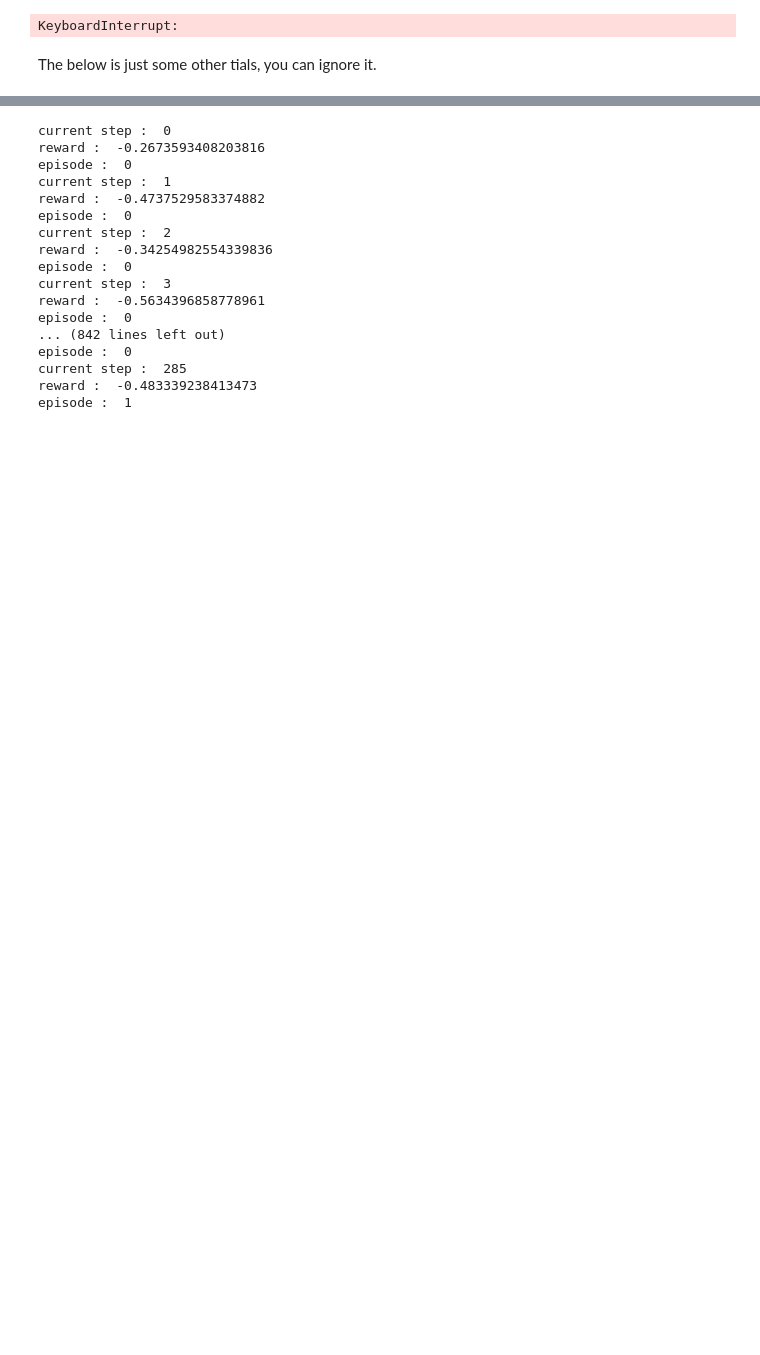
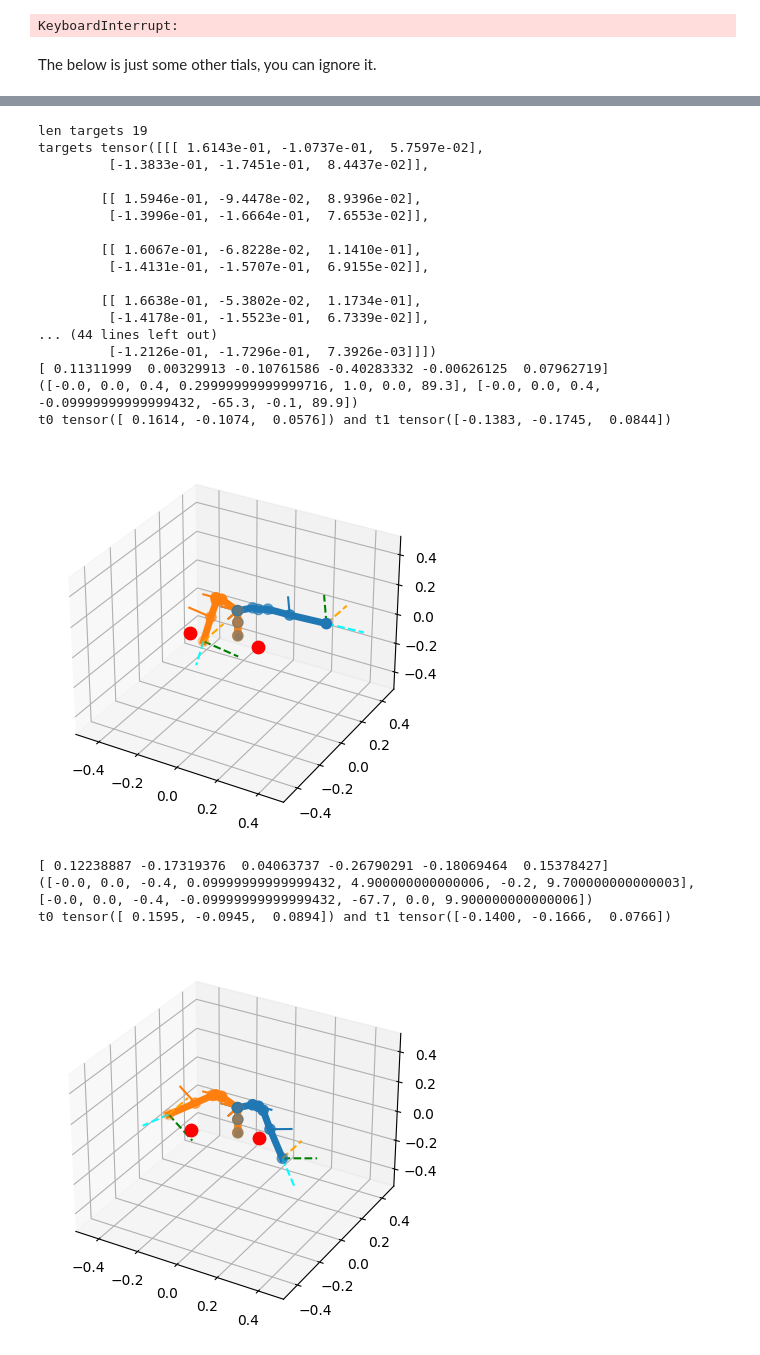
Before and after one commit to PoppyRL/poppy-torso-track, a Jupyter notebook: imitation_SAC.ipynb, the cells around one changed output, grey strips where cells are left out. Drawn from its saved outputs; the diff is of its cells as text; code cells hidden in the pictures; blank space fills up the shorter version.

Commit message:
Display targets after each step during predict to check difference

```diff
--- a/imitation_SAC.ipynb
+++ b/imitation_SAC.ipynb
@@ -70,26 +58,52 @@ array([ 0.01490104,  0.2733797 ,  0.0707105 , -0.03437201, -0.05124207,
 # %%
 #del model # remove to demonstrate saving and loading
 
 model = SAC.load("sac_imitation")
 
+print(f"len targets {len(env.targets)}")
+print(f"targets {env.targets}")
+
 for t in env.targets:
     action, _states = model.predict(np.array(t.flatten()).reshape(1,-1))
     obs, rewards, dones, info = env.step(action.flatten())
+
+    # display the arms and target
+    fig = plt.figure()
+    ax = fig.add_subplot(111, projection='3d')
+
+    # set the limit for all axes to be between -1 and 1
+    ax.set_xlim([-0.5, 0.5])
+    ax.set_ylim([-0.5, 0.5])
+    ax.set_zlim([-0.5, 0.5])
+
+    # assuming poppy.l_arm_chain and poppy.r_arm_chain are defined somewhere else in the code
+    ax.scatter([0], [0],[0])
+    print(f"t0 {t[0]} and t1 {t[1]}")
+    env.poppy.l_arm_chain.plot(env.poppy.l_arm_chain.convert_to_ik_angles(env.poppy.l_arm_chain.joints_position), ax, target = tuple(t[0].numpy()))
+    env.poppy.r_arm_chain.plot(env.poppy.r_arm_chain.convert_to_ik_angles(env.poppy.r_arm_chain.joints_position), ax, target = tuple(t[1].numpy()))
+
+    plt.show()  # Blocking call
+    time.sleep(3)
 # %% [output]
-current step :  0
-reward :  -0.2673593408203816
-episode :  0
-current step :  1
-reward :  -0.4737529583374882
-episode :  0
-current step :  2
-reward :  -0.34254982554339836
-episode :  0
-current step :  3
-reward :  -0.5634396858778961
-episode :  0
-... (842 lines left out)
-episode :  0
-current step :  285
-reward :  -0.483339238413473
-episode :  1
+len targets 19
+targets tensor([[[ 1.6143e-01, -1.0737e-01,  5.7597e-02],
+         [-1.3833e-01, -1.7451e-01,  8.4437e-02]],
+
+        [[ 1.5946e-01, -9.4478e-02,  8.9396e-02],
+         [-1.3996e-01, -1.6664e-01,  7.6553e-02]],
+
+        [[ 1.6067e-01, -6.8228e-02,  1.1410e-01],
+         [-1.4131e-01, -1.5707e-01,  6.9155e-02]],
+
+        [[ 1.6638e-01, -5.3802e-02,  1.1734e-01],
+         [-1.4178e-01, -1.5523e-01,  6.7339e-02]],
+... (44 lines left out)
+         [-1.2126e-01, -1.7296e-01,  7.3926e-03]]])
+[ 0.11311999  0.00329913 -0.10761586 -0.40283332 -0.00626125  0.07962719]
+([-0.0, 0.0, 0.4, 0.29999999999999716, 1.0, 0.0, 89.3], [-0.0, 0.0, 0.4, -0.09999999999999432, -65.3, -0.1, 89.9])
+t0 tensor([ 0.1614, -0.1074,  0.0576]) and t1 tensor([-0.1383, -0.1745,  0.0844])
+[figure, added]
+[ 0.12238887 -0.17319376  0.04063737 -0.26790291 -0.18069464  0.15378427]
+([-0.0, 0.0, -0.4, 0.09999999999999432, 4.900000000000006, -0.2, 9.700000000000003], [-0.0, 0.0, -0.4, -0.09999999999999432, -67.7, 0.0, 9.900000000000006])
+t0 tensor([ 0.1595, -0.0945,  0.0894]) and t1 tensor([-0.1400, -0.1666,  0.0766])
+[figure, added]
```
Also changed, not shown: parts of 6 cells of this notebook, 1 other file.
